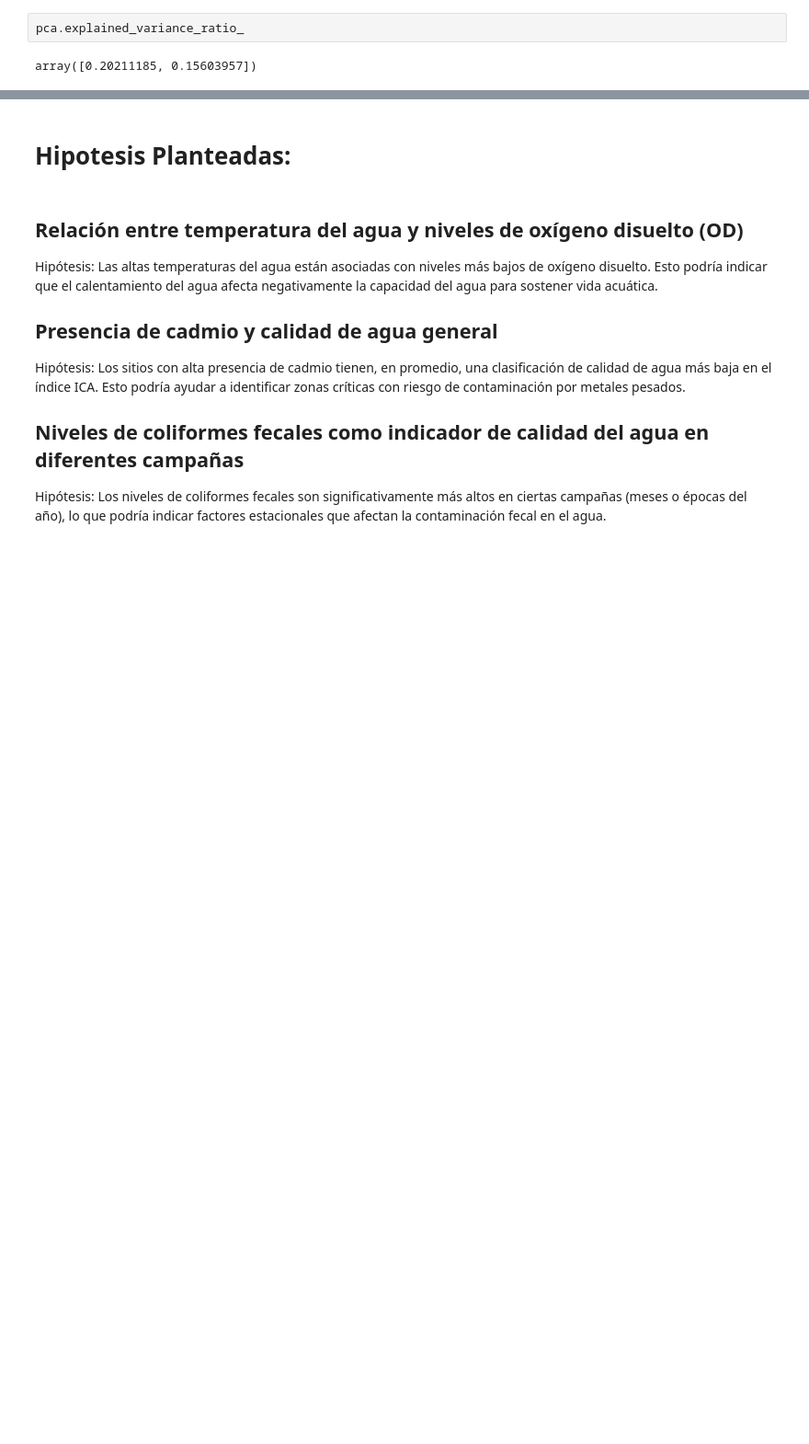
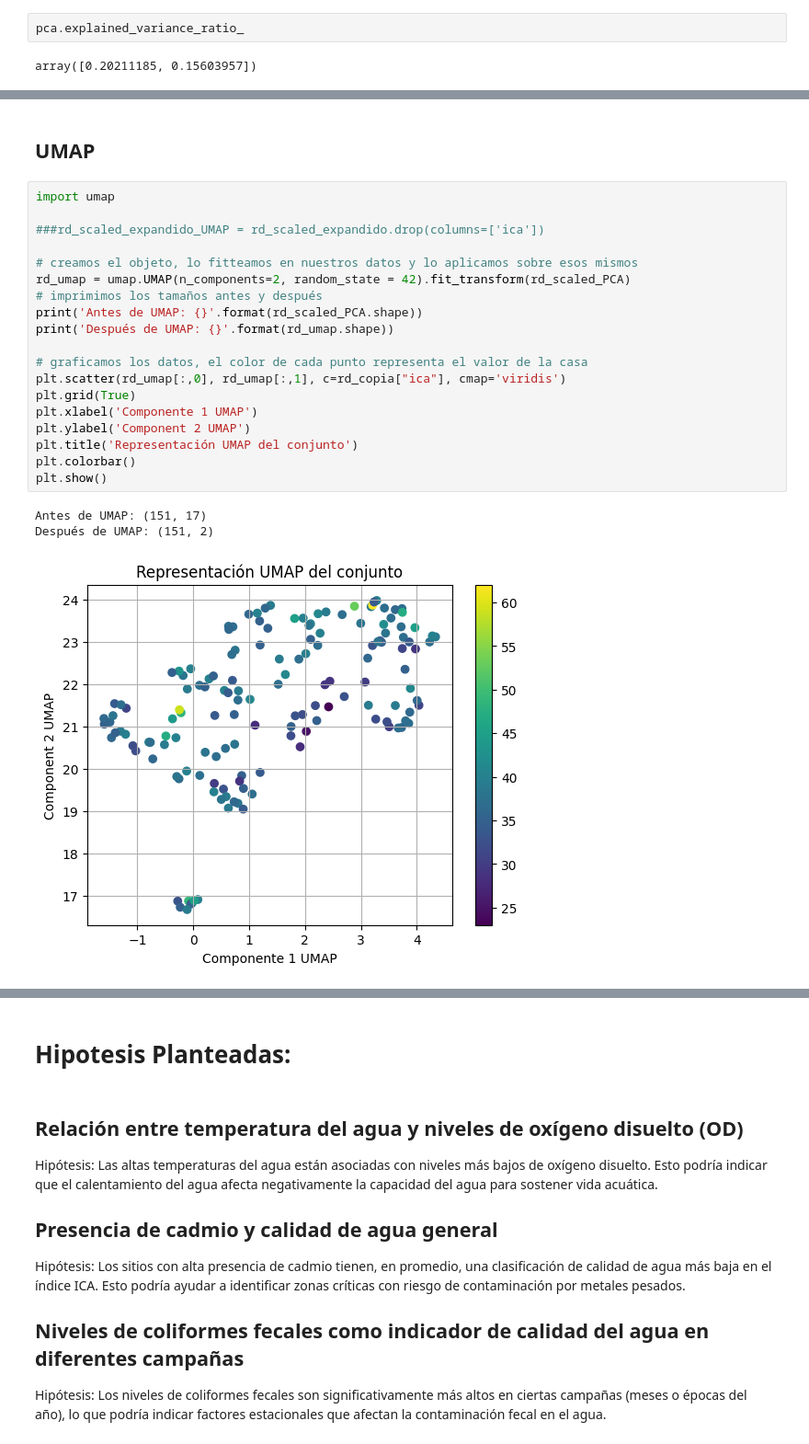
Before and after one commit to SOAgustin/PracticaEspecial, a Jupyter notebook: PracticoEspecial.ipynb, the cells around one changed output, grey strips where cells are left out. Shown: that part at 92% size. Saved outputs shown, nothing was run; the diff lists cells and outputs as text; blank space fills up the shorter version.

```diff
--- a/PracticoEspecial.ipynb
+++ b/PracticoEspecial.ipynb
@@ -2239,0 +2112,25 @@ Cluster 3:
+# %% [markdown]
+## UMAP
+# %%
+import umap
+
+###rd_scaled_expandido_UMAP = rd_scaled_expandido.drop(columns=['ica'])
+
+# creamos el objeto, lo fitteamos en nuestros datos y lo aplicamos sobre esos mismos
+rd_umap = umap.UMAP(n_components=2, random_state = 42).fit_transform(rd_scaled_PCA)
+# imprimimos los tamaños antes y después
+print('Antes de UMAP: {}'.format(rd_scaled_PCA.shape))
+print('Después de UMAP: {}'.format(rd_umap.shape))
+
+# graficamos los datos, el color de cada punto representa el valor de la casa
+plt.scatter(rd_umap[:,0], rd_umap[:,1], c=rd_copia["ica"], cmap='viridis')
+plt.grid(True)
+plt.xlabel('Componente 1 UMAP')
+plt.ylabel('Component 2 UMAP')
+plt.title('Representación UMAP del conjunto')
+plt.colorbar()
+plt.show()
+# %% [output]
+Antes de UMAP: (151, 17)
+Después de UMAP: (151, 2)
+[figure, added]
```
Also changed, not shown: parts of 47 cells of this notebook.
